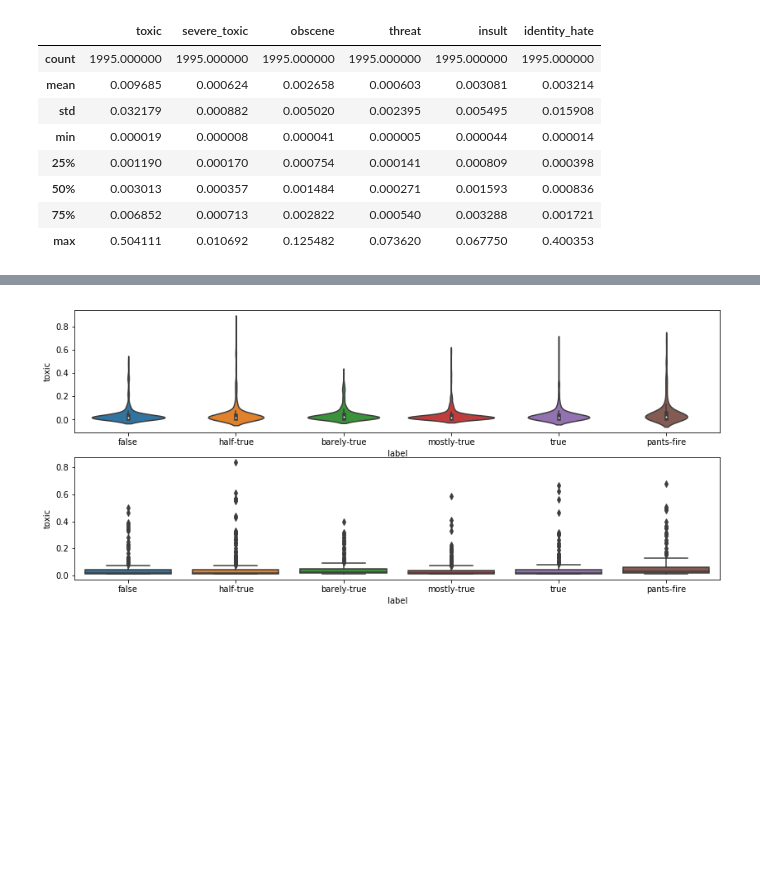
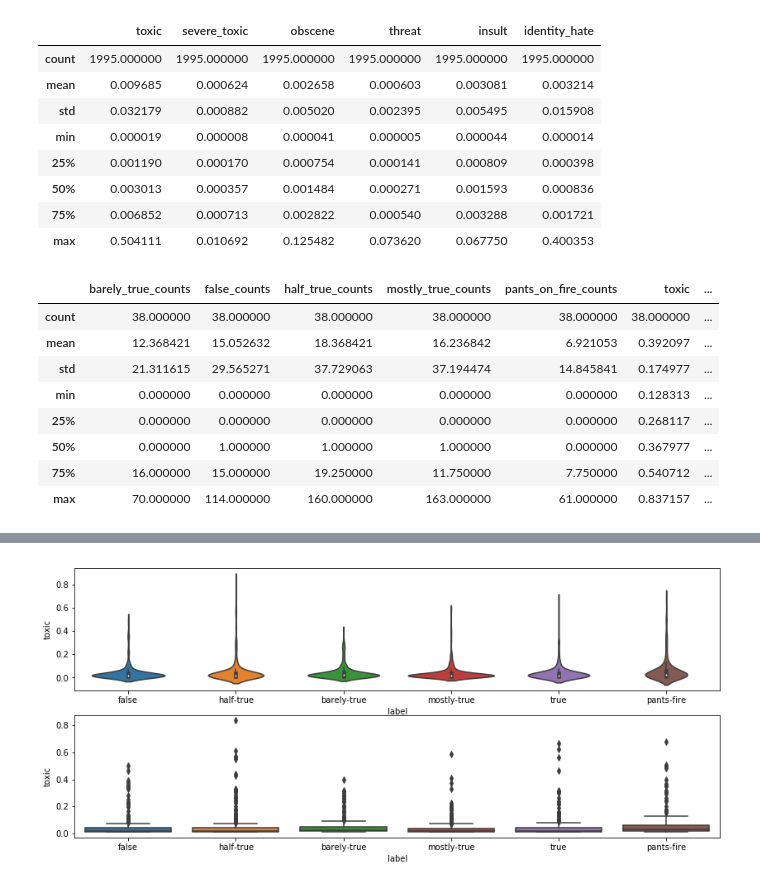
Before and after one commit to reneang17/deep-toxic-analysis, a Jupyter notebook: deep-fake-toxicity/convolutional_applied_tfn.ipynb, the cells around one changed output, grey strips where cells are left out. Cells and saved outputs as stored; diff of their text form; code cells hidden in the pictures; blank space fills up the shorter version.

```diff
--- a/deep-fake-toxicity/convolutional_applied_tfn.ipynb
+++ b/deep-fake-toxicity/convolutional_applied_tfn.ipynb
@@ -518,6 +508,18 @@ df[ df['label'] == 'false' ][tox_cols].describe()
 | 50% | 0.003013 | 0.000357 | 0.001484 | 0.000271 | 0.001593 | 0.000836 |
 | 75% | 0.006852 | 0.000713 | 0.002822 | 0.000540 | 0.003288 | 0.001721 |
 | max | 0.504111 | 0.010692 | 0.125482 | 0.073620 | 0.067750 | 0.400353 |
+# %%
+df[ df['insult'] > 0.05 ].describe()
+# %% [output]
+|  | barely_true_counts | false_counts | half_true_counts | mostly_true_counts | pants_on_fire_counts | toxic | ... |
+| count | 38.000000 | 38.000000 | 38.000000 | 38.000000 | 38.000000 | 38.000000 | ... |
+| mean | 12.368421 | 15.052632 | 18.368421 | 16.236842 | 6.921053 | 0.392097 | ... |
+| std | 21.311615 | 29.565271 | 37.729063 | 37.194474 | 14.845841 | 0.174977 | ... |
+| min | 0.000000 | 0.000000 | 0.000000 | 0.000000 | 0.000000 | 0.128313 | ... |
+| 25% | 0.000000 | 0.000000 | 0.000000 | 0.000000 | 0.000000 | 0.268117 | ... |
+| 50% | 0.000000 | 1.000000 | 1.000000 | 1.000000 | 0.000000 | 0.367977 | ... |
+| 75% | 16.000000 | 15.000000 | 19.250000 | 11.750000 | 7.750000 | 0.540712 | ... |
+| max | 70.000000 | 114.000000 | 160.000000 | 163.000000 | 61.000000 | 0.837157 | ... |
 # %%
 import seaborn as sns
 import matplotlib.pyplot as plt
```
Also changed, not shown: parts of 22 cells of this notebook, 1 other file.
